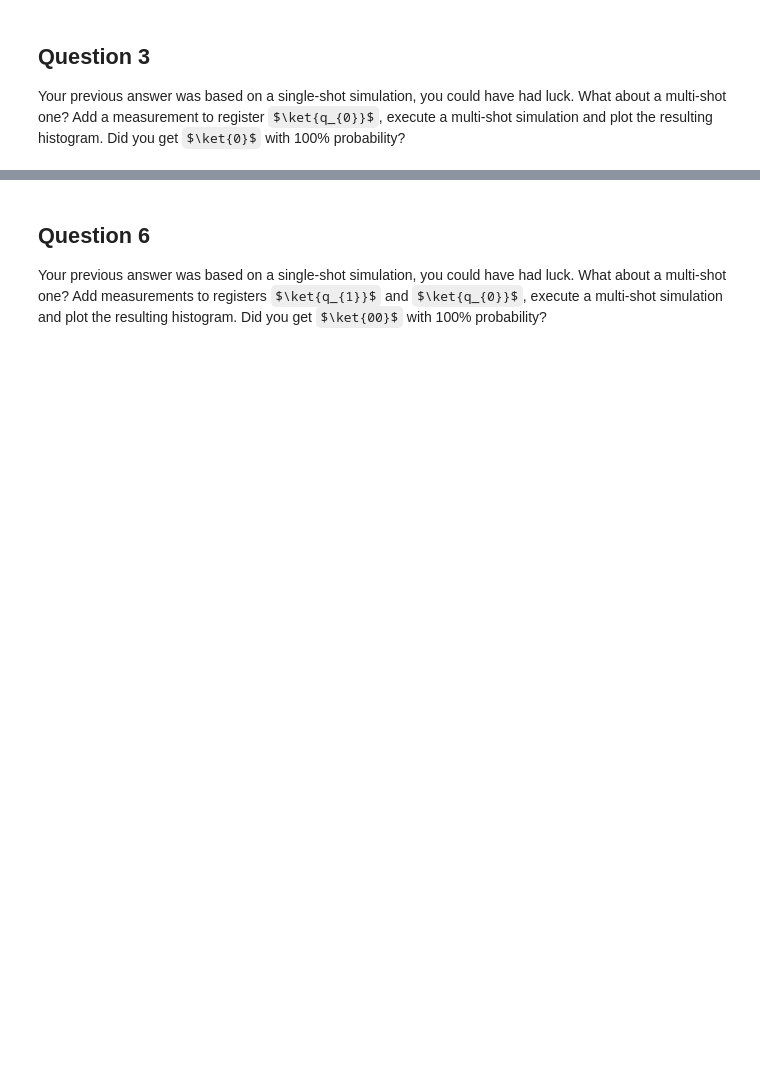
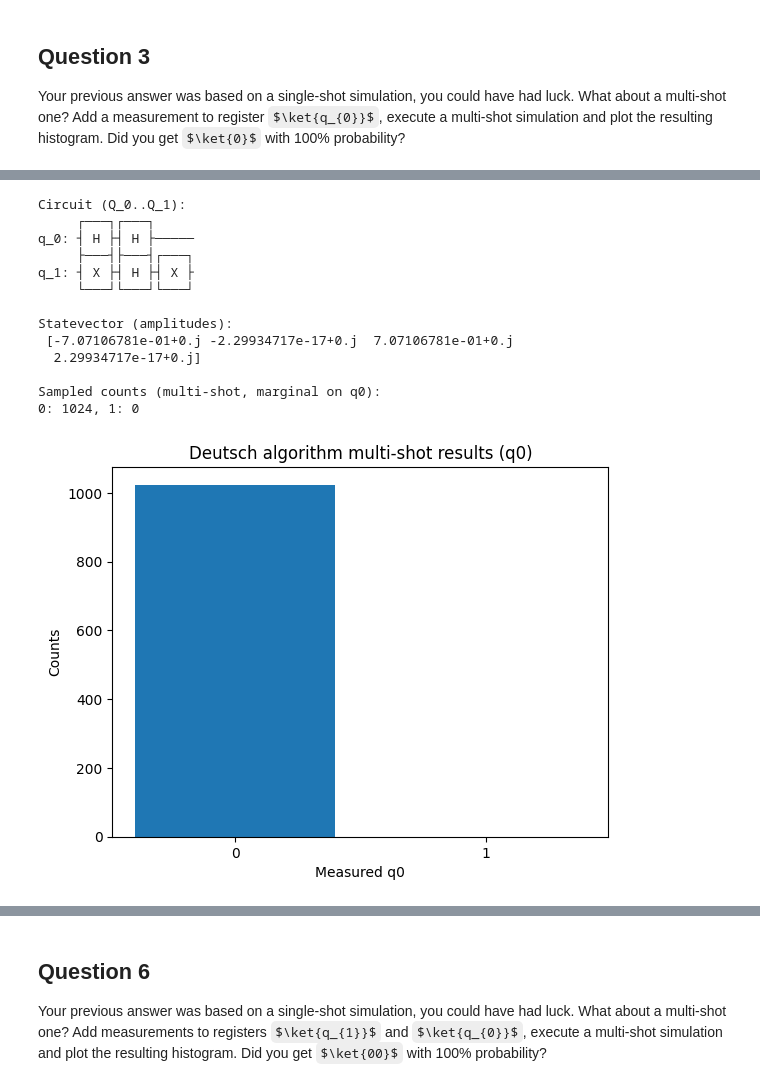
Before and after one commit to RowieK/Quantum-Computing-Minor, a Jupyter notebook: QCI - Assignment7/Assignment7/QCI - Assignment7.ipynb, the cells around one changed output, grey strips where cells are left out. Drawn from its saved outputs; the diff is of its cells as text; code cells hidden in the pictures; some formulas as TeX source; blank space fills up the shorter version.

```diff
--- a/QCI - Assignment7/Assignment7/QCI - Assignment7.ipynb
+++ b/QCI - Assignment7/Assignment7/QCI - Assignment7.ipynb
@@ -71,0 +210,80 @@ As mentioned in the previous question (`Question 2`), during the lecture: "Basic
+# %%
+from qiskit import QuantumCircuit
+from qiskit.quantum_info import Statevector
+from qiskit import QuantumCircuit
+from qiskit.quantum_info import Statevector
+from matplotlib import pyplot as plt
+
+
+def create_q0_q1_circuit():
+    """Deutsch algorithm for the 1-bit 'Set' oracle (f(x)=1)."""
+    qc = QuantumCircuit(2)  # q0 = input, q1 = ancilla/target (no measurements here)
+
+    # Initialize ancilla (q1) to |1> as required by the algorithm
+    qc.x(1)
+
+    # Put both qubits into Hadamard superposition
+    qc.h(0)
+    qc.h(1)
+
+    # Oracle for 'Set' (constant 1): flip the target regardless of input
+    qc.x(1)
+
+    # Final Hadamard on the input qubit
+    qc.h(0)
+
+    return qc
+
+
+def statevector_and_counts(qc, shots: int = 1024):
+    """Return the statevector and sampled counts for a circuit. Use Statevector sampling (no measurements required in the circuit)."""
+    sv = Statevector(qc)
+    counts = sv.sample_counts(shots=shots)
+    return sv, counts
+
+
+def pretty_print_demo():
+    qc = create_q0_q1_circuit()
+    sv, counts = statevector_and_counts(qc, shots=1024)
+
+    print("Circuit (Q_0..Q_1):")
+    print(qc.draw())
+    print("\nStatevector (amplitudes):\n", sv.data)
+    print("\nSampled counts (multi-shot, marginal on q0):")
+
+    # counts keys are full 2-qubit bitstrings (e.g. '00','01','10','11'). We marginalize over q0 (least-significant/rightmost bit).
+    zeros = sum(c for outcome, c in counts.items() if outcome[-1] == '0')
+    ones = sum(c for outcome, c in counts.items() if outcome[-1] == '1')
+    print(f"0: {zeros}, 1: {ones}")
+
+    labels = ['0', '1']
+    values = [zeros, ones]
+    plt.bar(labels, values, color=['tab:blue','tab:orange'])
+    plt.xlabel('Measured q0')
+    plt.ylabel('Counts')
+    plt.title('Deutsch algorithm multi-shot results (q0)')
+    plt.show()
+
+    total = zeros + ones
+    if total > 0 and zeros == total:
+        print("Result: q0 = |0> with 100% probability (function identified as constant).")
+    else:
+        print("Result: Not 100% |0>; function not conclusively identified as constant in multi-shot.")
+
+if __name__ == "__main__":
+    pretty_print_demo()
+# %% [output]
+Circuit (Q_0..Q_1):
+     ┌───┐┌───┐
+q_0: ┤ H ├┤ H ├─────
+     ├───┤├───┤┌───┐
+q_1: ┤ X ├┤ H ├┤ X ├
+     └───┘└───┘└───┘
+
+Statevector (amplitudes):
+ [-7.07106781e-01+0.j -2.29934717e-17+0.j  7.07106781e-01+0.j
+  2.29934717e-17+0.j]
+
+Sampled counts (multi-shot, marginal on q0):
+0: 1024, 1: 0
+[figure, added]
```
Also changed, not shown: parts of 7 cells of this notebook, 1 other file.
